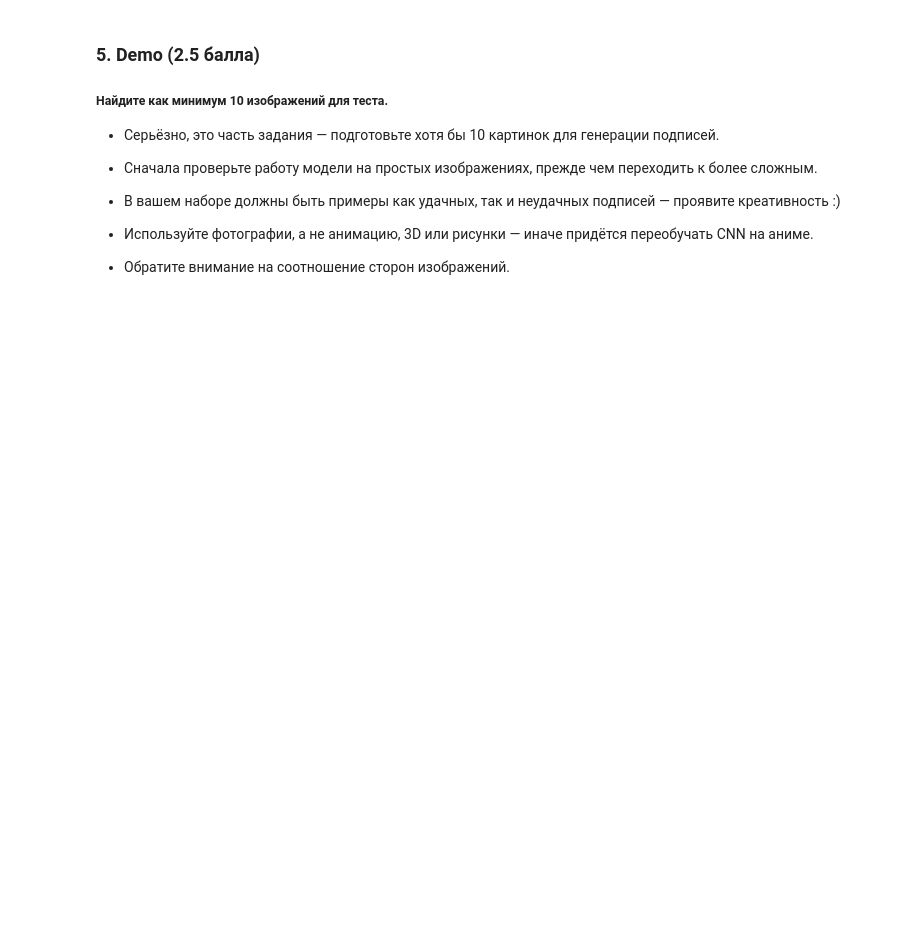
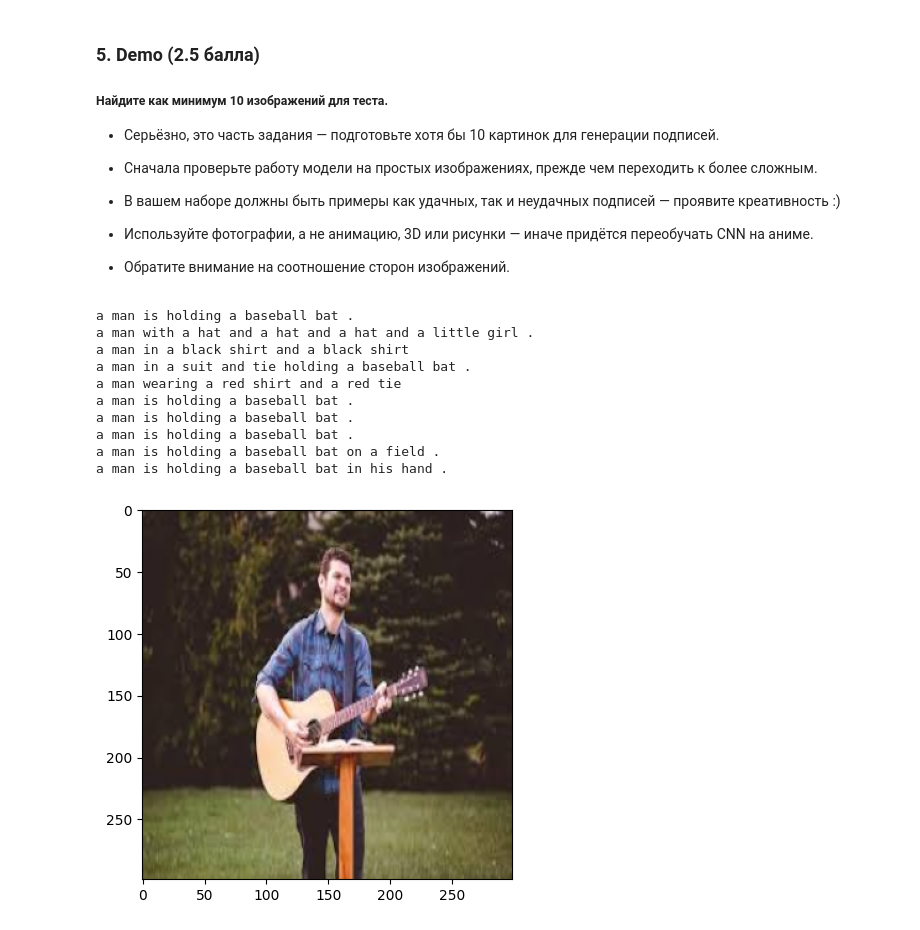
Before and after one commit to Nor1gami/bmstu_basic_nn_2025, a Jupyter notebook: lecture8/homework/homework8_image_captioning.ipynb, the cells around one changed output. Cells and saved outputs as stored; diff of their text form; code cells hidden in the pictures; blank space fills up the shorter version.

```diff
--- a/lecture8/homework/homework8_image_captioning.ipynb
+++ b/lecture8/homework/homework8_image_captioning.ipynb
@@ -463,0 +471,18 @@ a cat laying on a bed with a dog .
+# %%
+img = plt.imread('data/1.jpg')
+img = resize(img, (299, 299))
+plt.imshow(img)
+for i in range(10):
+  print(' '.join(generate_caption(img, t=5.)[1:-1]))
+# %% [output]
+a man is holding a baseball bat .
+a man with a hat and a hat and a hat and a little girl .
+a man in a black shirt and a black shirt
+a man in a suit and tie holding a baseball bat .
+a man wearing a red shirt and a red tie
+a man is holding a baseball bat .
+a man is holding a baseball bat .
+a man is holding a baseball bat .
+a man is holding a baseball bat on a field .
+a man is holding a baseball bat in his hand .
+[figure, added]
```
Also changed, not shown: parts of 30 cells of this notebook, 12 other files.
